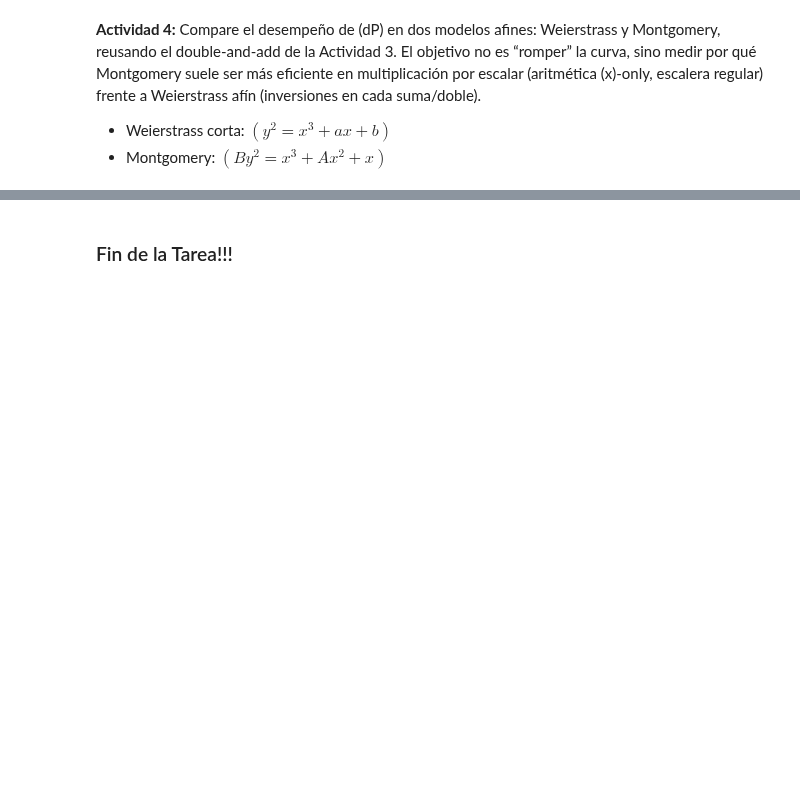
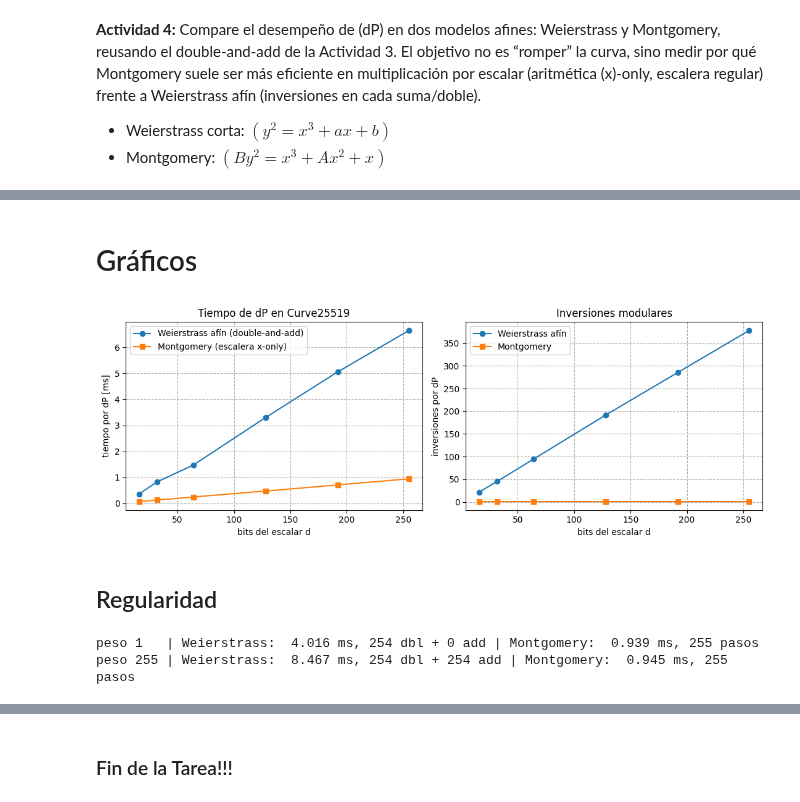
Before and after one commit to josue-fourier/Tareas-TEL252-Crypto-2026-2, a Jupyter notebook: Tarea_3/Parte4.ipynb, the cells around one changed output, grey strips where cells are left out. Saved outputs shown, nothing was run; the diff lists cells and outputs as text; code cells hidden in the pictures; blank space fills up the shorter version.

```diff
--- a/Tarea_3/Parte4.ipynb
+++ b/Tarea_3/Parte4.ipynb
@@ -446,0 +530,11 @@ print(r,v)
+# %%
+import random
+import time
+import matplotlib.pyplot as plt
+
+# Contador de operaciones de grupo, para comparar algoritmos sin depender del reloj
+cuenta = {"add": 0, "dbl": 0, "inv": 0, "escalon": 0}
+
+def reiniciar_cuenta():
+    for k in cuenta:
+        cuenta[k] = 0
@@ -446,0 +759,40 @@ print(r,v)
+# %% [markdown]
+# Gráficos
+# %%
+bits = [f[0] for f in filas]
+fig, (ax1, ax2) = plt.subplots(1, 2, figsize=(11, 4))
+
+ax1.plot(bits, [f[1] * 1e3 for f in filas], "o-", label="Weierstrass afín (double-and-add)")
+ax1.plot(bits, [f[2] * 1e3 for f in filas], "s-", label="Montgomery (escalera x-only)")
+ax1.set_xlabel("bits del escalar d")
+ax1.set_ylabel("tiempo por dP [ms]")
+ax1.set_title("Tiempo de dP en Curve25519")
+ax1.grid(linestyle="--")
+ax1.legend()
+
+ax2.plot(bits, [f[3]["inv"] for f in filas], "o-", label="Weierstrass afín")
+ax2.plot(bits, [f[4]["inv"] for f in filas], "s-", label="Montgomery")
+ax2.set_xlabel("bits del escalar d")
+ax2.set_ylabel("inversiones por dP")
+ax2.set_title("Inversiones modulares")
+ax2.grid(linestyle="--")
+ax2.legend()
+
+plt.tight_layout()
+plt.show()
+# %% [output]
+[figure, added]
+# %% [markdown]
+## Regularidad
+# %%
+d_liviano = 1 << 254             # 100...0
+d_pesado = (1 << 255) - 1        # 111...1
+
+for nombre, d in [("peso 1  ", d_liviano), ("peso 255", d_pesado)]:
+    tw, cw = medir_algoritmo(lambda d: w_mult(Pw, d, a, p), [d] * 30)
+    tm, cm = medir_algoritmo(lambda d: ladder(x9, d, A, p), [d] * 30)
+    print(f"{nombre} | Weierstrass: {tw * 1e3:6.3f} ms, {cw['dbl']:.0f} dbl + {cw['add']:.0f} add"
+          f" | Montgomery: {tm * 1e3:6.3f} ms, {cm['escalon']:.0f} pasos")
+# %% [output]
+peso 1   | Weierstrass:  4.016 ms, 254 dbl + 0 add | Montgomery:  0.939 ms, 255 pasos
+peso 255 | Weierstrass:  8.467 ms, 254 dbl + 254 add | Montgomery:  0.945 ms, 255 pasos
```
Also changed, not shown: parts of 21 cells of this notebook, 1 other file.
